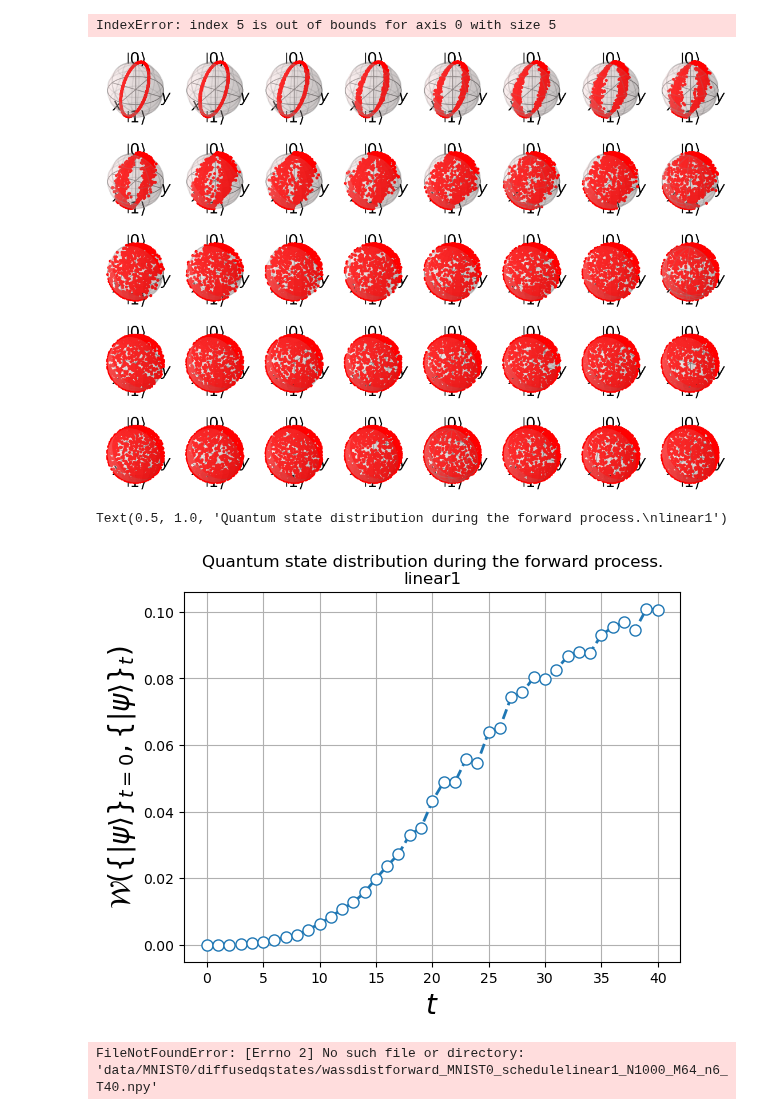
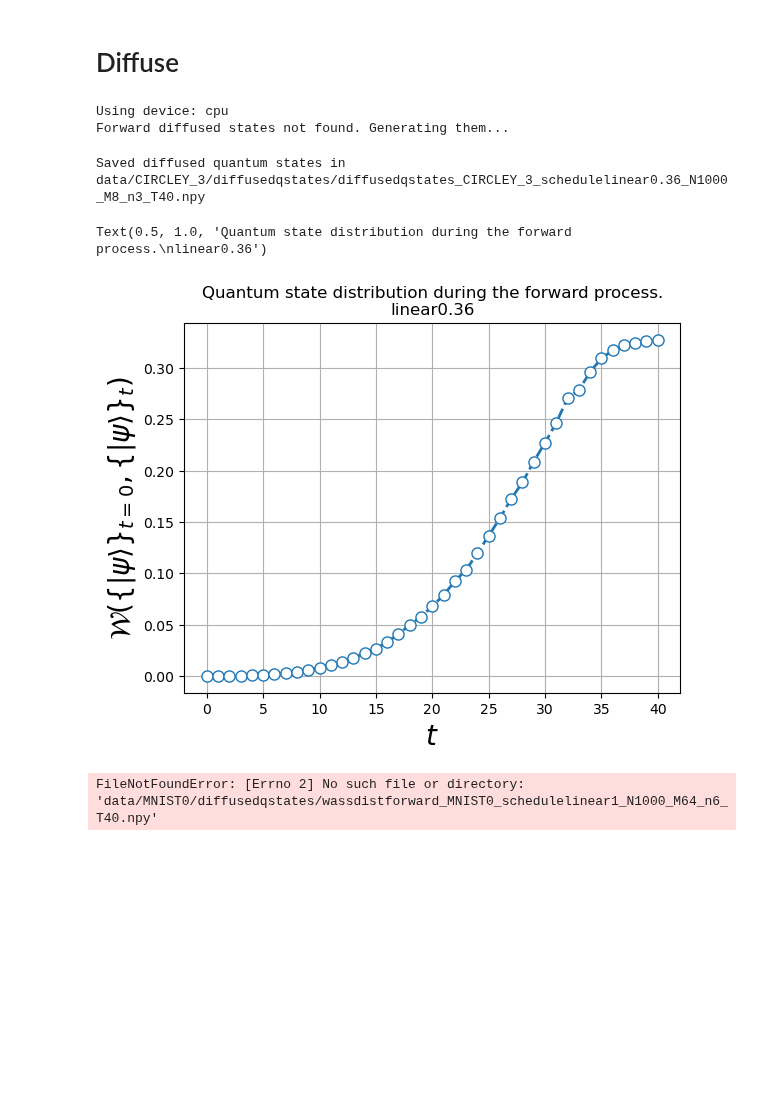
Before and after one commit to alapena/QuantGenMdl, a Jupyter notebook: visualize_noising.ipynb, the cells around one changed output. Drawn from its saved outputs; the diff is of its cells as text; code cells hidden in the pictures; blank space fills up the shorter version.

```diff
--- a/visualize_noising.ipynb
+++ b/visualize_noising.ipynb
@@ -25,32 +21,31 @@ fail to load cloud provider module: tencent
 config = {
     'dataset': {
         'dir': './data',
-        'name': 'CIRCLEY',
+        'name': 'CIRCLEY_3',
+        'maxsize': 1000,
+    },
+    'model': {
+        'n_timesteps': 40,
+        'diffusion_schedule': {
+            'name': 'linear',
+            'slope': 0.36,
+        }
     }
 }
-n_data, n_pixels, n_ancilla_qubits, n_timesteps, n_backward_layers, diffusion_schedule = 1000, 2, 2, 40, 6, 'linear1'
-_, n_qubits = find_closest_power_of_2(n_pixels, return_power=True)
+n_data, n_features, n_ancilla_qubits, n_backward_layers = 1000, 8, 2, 6
+n_timesteps = config["model"]["n_timesteps"]
+diffusion_schedule = config["model"]["diffusion_schedule"]["name"] + str(config["model"]["diffusion_schedule"]["slope"])
+_, n_qubits = find_closest_power_of_2(n_features, return_power=True)
 device='cpu'
-# %%
-# Bloch visualize on the forward noise process
-dir, filename = get_path(config, type='diffusedqstates', diffusion_schedule=diffusion_schedule, n_data=n_data, n_pixels=n_pixels, n_qubits=n_qubits,n_timesteps=n_timesteps)
-diffused_states = np.load(dir / filename)
-
-rows = 5
-cols = 8
-fig, axs = plt.subplots(rows, cols, figsize=(14,10), subplot_kw={'projection': '3d'})
-for i in tqdm(range(n_timesteps+1)):
-    xs0, ys0, zs0 = bloch_xyz(diffused_states[i])
-    b0 = Bloch(fig=fig, axes=axs[i//cols, i%cols])
-    b0.clear()
-    b0.add_points([xs0, ys0, zs0])
-    b0.point_color = ['r']*n_data
-    b0.point_style = 'm'
-    b0.point_size = 8*np.ones(n_data)
-    b0.render()
-plt.tight_layout()
-# %% [output]
-IndexError: index 5 is out of bounds for axis 0 with size 5
-[figure, removed]
+# %% [markdown]
+# Diffuse
+# %%
+from diffuse import main as diffuse
+
+diffuse(config, n_data, n_features, n_timesteps, diffusion_schedule)
+# %% [output]
+Using device: cpu
+Forward diffused states not found. Generating them...
+Saved diffused quantum states in data/CIRCLEY_3/diffusedqstates/diffusedqstates_CIRCLEY_3_schedulelinear0.36_N1000_M8_n3_T40.npy
 # %%
 # Wasserstein distance
@@ -66,17 +61,17 @@ dir, filename = get_path(config, type='wassdistforward', diffusion_schedule=diff
 np.save(dir / filename, wass)
 # %%
-dir, filename = get_path(config, type='wassdistforward', diffusion_schedule=diffusion_schedule, n_data=n_data, n_pixels=n_pixels, n_qubits=n_qubits, n_timesteps=n_timesteps)
+dir, filename = get_path(config, type='wassdistforward.npy', diffusion_schedule=diffusion_schedule, n_data=n_data, n_features=n_features, n_qubits=n_qubits, n_timesteps=n_timesteps)
 wass = np.load(dir / filename)
 
 plt.plot(wass, 'o--', mfc='white', markersize=8, lw=2)
 plt.ylabel(r'$\mathcal{W}\left(\{|\psi\rangle\}_{t=0}, \{|\psi\rangle\}_{t} \right)$', fontsize=20)
 plt.xlabel(r'$t$', fontsize=20)
 # plt.xticks(range(n_timesteps+1))
 plt.grid(True)
 plt.title(f'Quantum state distribution during the forward process.\n{diffusion_schedule}')
 # %% [output]
-Text(0.5, 1.0, 'Quantum state distribution during the forward process.\nlinear1')
+Text(0.5, 1.0, 'Quantum state distribution during the forward process.\nlinear0.36')
-[figure, old version]
+[figure, new version]
 # %%
 # Compare schedules
 n_timesteps = 20
```
Also changed, not shown: parts of 5 cells of this notebook, 9 other files.
